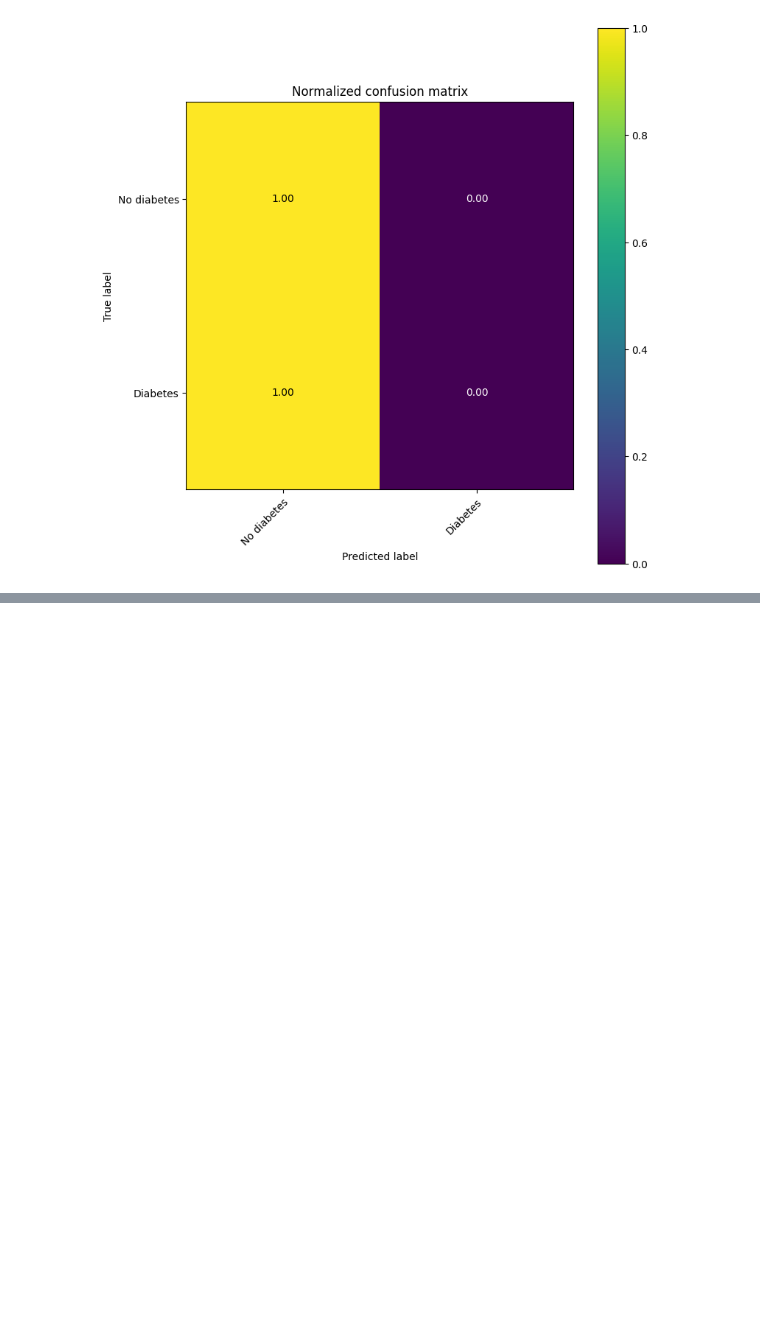
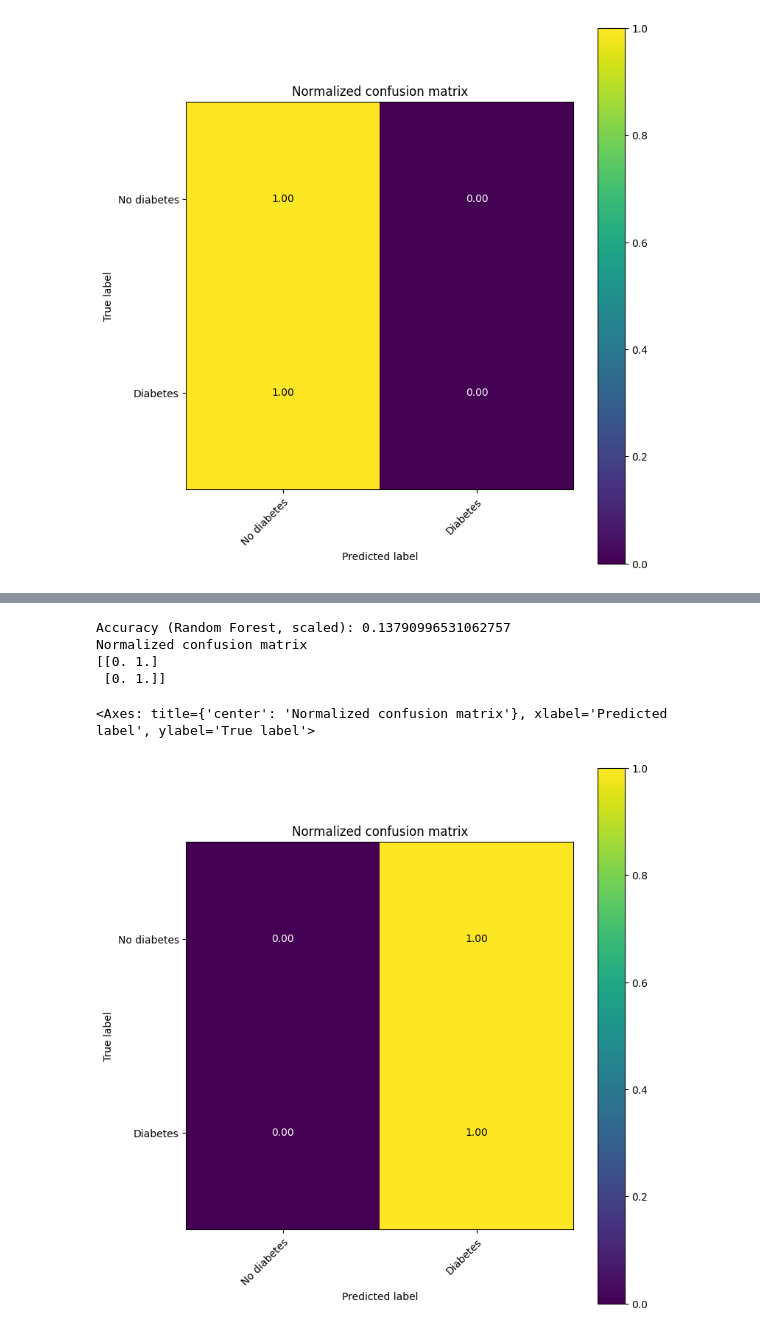
Before and after one commit to alexandrelauret/NET-4550, a Jupyter notebook: codes/3/classification.ipynb, the cells around one changed output, grey strips where cells are left out. Drawn from its saved outputs; the diff is of its cells as text; code cells hidden in the pictures; blank space fills up the shorter version.

```diff
--- a/codes/3/classification.ipynb
+++ b/codes/3/classification.ipynb
@@ -187,0 +273,19 @@ NameError: name 'GridSearchCV' is not defined
+# %%
+# Entraînement du modèle Random Forest avec les données standardisées
+rf_model_scaled = RandomForestClassifier(random_state=42)
+rf_model_scaled.fit(X_train_scaled, y_train)
+
+# Prédictions
+y_pred_rf_scaled = rf_model_scaled.predict(X_test_scaled)
+y_pred_rf_scaled = y_pred_rf_scaled.astype(int)
+acc_rf_scaled = accuracy_score(y_test, y_pred_rf_scaled)
+print("Accuracy (Random Forest, scaled):", acc_rf_scaled)
+
+plot_conf_mat(y_test, y_pred_rf_scaled, class_names=class_names)
+# %% [output]
+Accuracy (Random Forest, scaled): 0.13790996531062757
+Normalized confusion matrix
+[[0. 1.]
+ [0. 1.]]
+<Axes: title={'center': 'Normalized confusion matrix'}, xlabel='Predicted label', ylabel='True label'>
+[figure, added]
```
Also changed, not shown: parts of 7 cells of this notebook.
